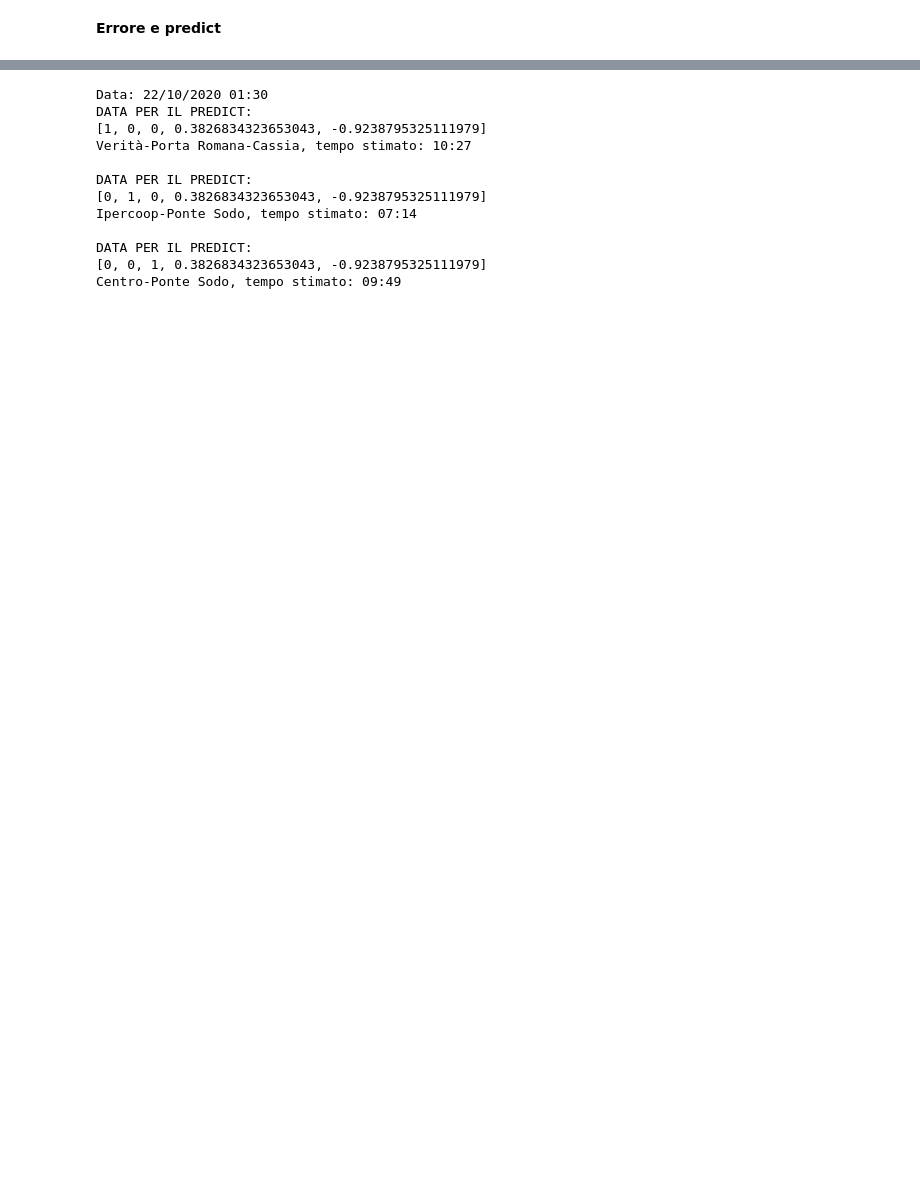
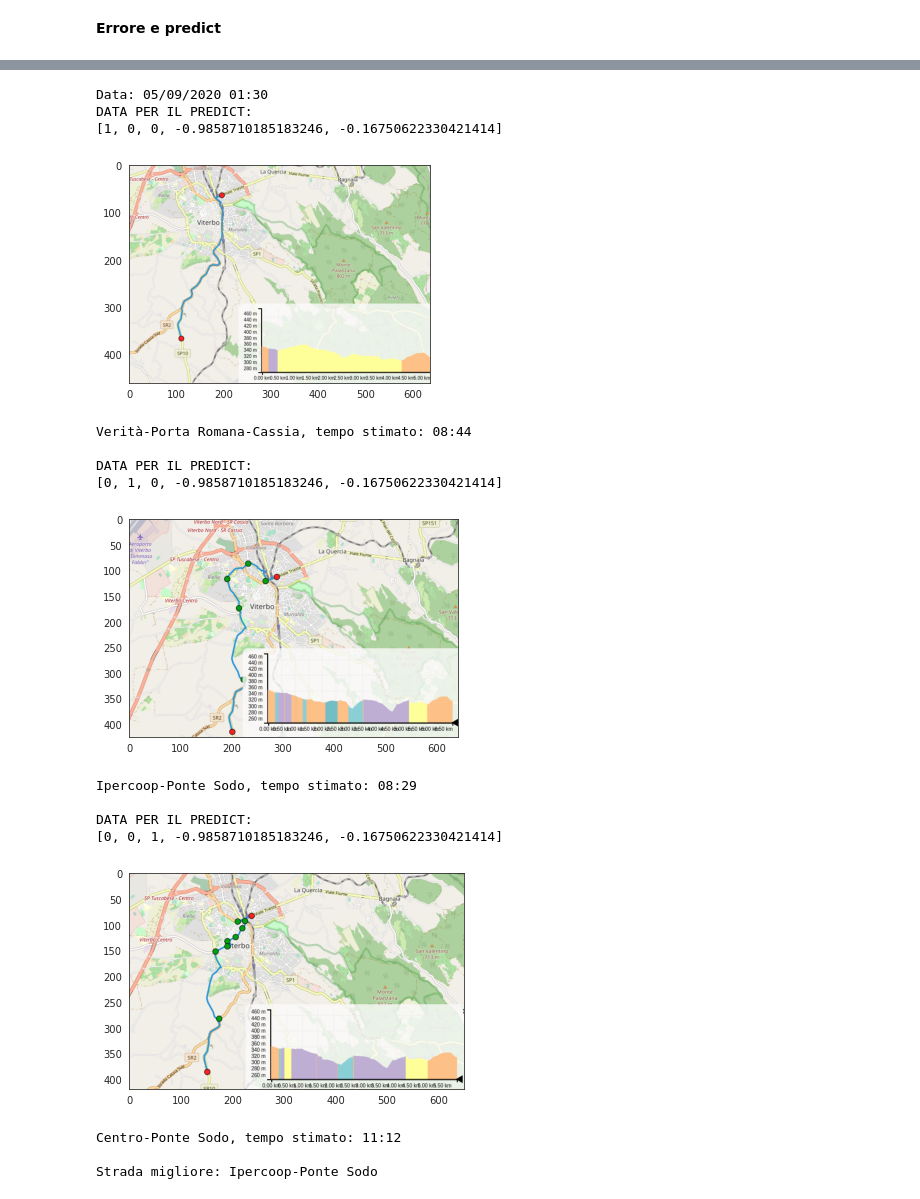
Before and after one commit to DaniAffCH/Be-st-reet, a Jupyter notebook: StreetTrack.ipynb, the cells around one changed output, grey strips where cells are left out. Cells and saved outputs as stored; diff of their text form; code cells hidden in the pictures; blank space fills up the shorter version.

```diff
--- a/StreetTrack.ipynb
+++ b/StreetTrack.ipynb
@@ -105,9 +126,9 @@ def fitModel(model, df, feature, label, batch_size, epochs):
 
   return trained_weight, trained_bias, epochs, rmse
 
-lr = 0.8
+lr = 1
 batch = 1
-epochs = 200
+epochs = 150
 model = buildModel(lr)
 # Side effect su model??
 tr_weight, tr_bias, epochs, rmse = fitModel(model, df, feature, label, batch, epochs)
@@ -149,29 +177,58 @@ plot_the_loss_curve(epochs, rmse)
 # %%
 street = {
     0:"Verità-Porta Romana-Cassia",
     1:"Ipercoop-Ponte Sodo",
     2:"Centro-Ponte Sodo"
 }
-min = 99999
-date = input("Data: ")
+
+sns.set_style('white')
+
+streetImg=["http://hoffnung.altervista.org/cassia.png","http://hoffnung.altervista.org/iper.png","http://hoffnung.altervista.org/centro.png"]
+
+date = str()
+flag = True
+
+while(flag):
+  date = input("Data: ")
+  if(re.search("(\d{2})/(\d{2})/(\d{4}) (\d{2}):(\d{2})", date) == None):
+    print("Formato data errato [gg/mm/aaaa hh:mm]")
+  else:
+    flag = False
+
+out = dict()
+
 for c in range(3):
   data = [[0, 0, 0]+fromDataToGoniometric(date)]
   data[0][c] = 1
   print("DATA PER IL PREDICT: ")
   predict = model.predict(data)[0][0]
   predictFormatted = str(datetime.timedelta(seconds=int(predict)))[-5:]
   print(data[0])
+
+  img = mpimg.imread(urllib.request.urlopen(streetImg[c]))
+  imgplot = plt.imshow(img)
+  plt.show()
+
   print(street[c]+", tempo stimato: "+predictFormatted+"\n")
+  out[predict] = street[c]
+
+keyOfBest = sorted(list(out.keys()))[0]
+print("Strada migliore: {}".format(out[keyOfBest]))
 # %% [output]
-Data: 22/10/2020 01:30
+Data: 05/09/2020 01:30
 DATA PER IL PREDICT:
-[1, 0, 0, 0.3826834323653043, -0.9238795325111979]
-Verità-Porta Romana-Cassia, tempo stimato: 10:27
-
-DATA PER IL PREDICT:
-[0, 1, 0, 0.3826834323653043, -0.9238795325111979]
-Ipercoop-Ponte Sodo, tempo stimato: 07:14
-
-DATA PER IL PREDICT:
-[0, 0, 1, 0.3826834323653043, -0.9238795325111979]
-Centro-Ponte Sodo, tempo stimato: 09:49
+[1, 0, 0, -0.9858710185183246, -0.16750622330421414]
+[figure, added]
+Verità-Porta Romana-Cassia, tempo stimato: 08:44
+
+DATA PER IL PREDICT:
+[0, 1, 0, -0.9858710185183246, -0.16750622330421414]
+[figure, added]
+Ipercoop-Ponte Sodo, tempo stimato: 08:29
+
+DATA PER IL PREDICT:
+[0, 0, 1, -0.9858710185183246, -0.16750622330421414]
+[figure, added]
+Centro-Ponte Sodo, tempo stimato: 11:12
+
+Strada migliore: Ipercoop-Ponte Sodo
```
Also changed, not shown: parts of 6 cells of this notebook.
